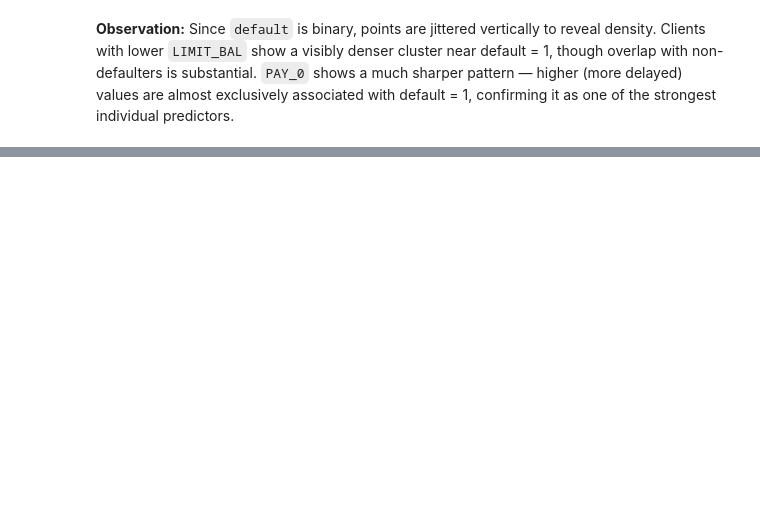
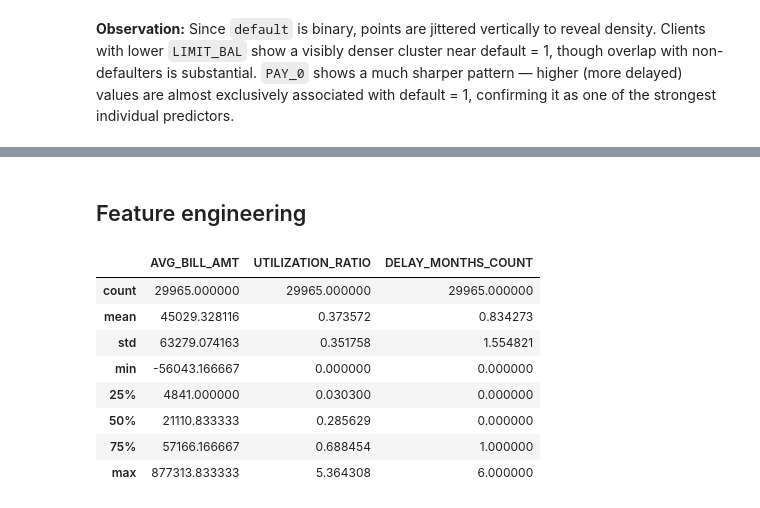
Before and after one commit to arhamgarg/ml-capstone, a Jupyter notebook: notebooks/classification.ipynb, the cells around one changed output, grey strips where cells are left out. Cells and saved outputs as stored; diff of their text form; code cells hidden in the pictures; blank space fills up the shorter version.

```diff
--- a/notebooks/classification.ipynb
+++ b/notebooks/classification.ipynb
@@ -212,0 +303,23 @@ plt.tight_layout()
+# %% [markdown]
+## Feature engineering
+# %%
+bill_cols = [c for c in df.columns if c.startswith("BILL_AMT")]
+pay_cols = [c for c in df.columns if c.startswith("PAY_") and not c.startswith("PAY_AMT")]
+
+df["AVG_BILL_AMT"] = df[bill_cols].mean(axis=1)
+df["UTILIZATION_RATIO"] = (df["AVG_BILL_AMT"] / df["LIMIT_BAL"]).clip(lower=0)
+df["DELAY_MONTHS_COUNT"] = (df[pay_cols] > 0).sum(axis=1)
+
+FEATURES = FEATURES + ["AVG_BILL_AMT", "UTILIZATION_RATIO", "DELAY_MONTHS_COUNT"]
+
+df[["AVG_BILL_AMT", "UTILIZATION_RATIO", "DELAY_MONTHS_COUNT"]].describe()
+# %% [output]
+|  | AVG_BILL_AMT | UTILIZATION_RATIO | DELAY_MONTHS_COUNT |
+| count | 29965.000000 | 29965.000000 | 29965.000000 |
+| mean | 45029.328116 | 0.373572 | 0.834273 |
+| std | 63279.074163 | 0.351758 | 1.554821 |
+| min | -56043.166667 | 0.000000 | 0.000000 |
+| 25% | 4841.000000 | 0.030300 | 0.000000 |
+| 50% | 21110.833333 | 0.285629 | 0.000000 |
+| 75% | 57166.166667 | 0.688454 | 1.000000 |
+| max | 877313.833333 | 5.364308 | 6.000000 |
```
Also changed, not shown: parts of 13 cells of this notebook.
